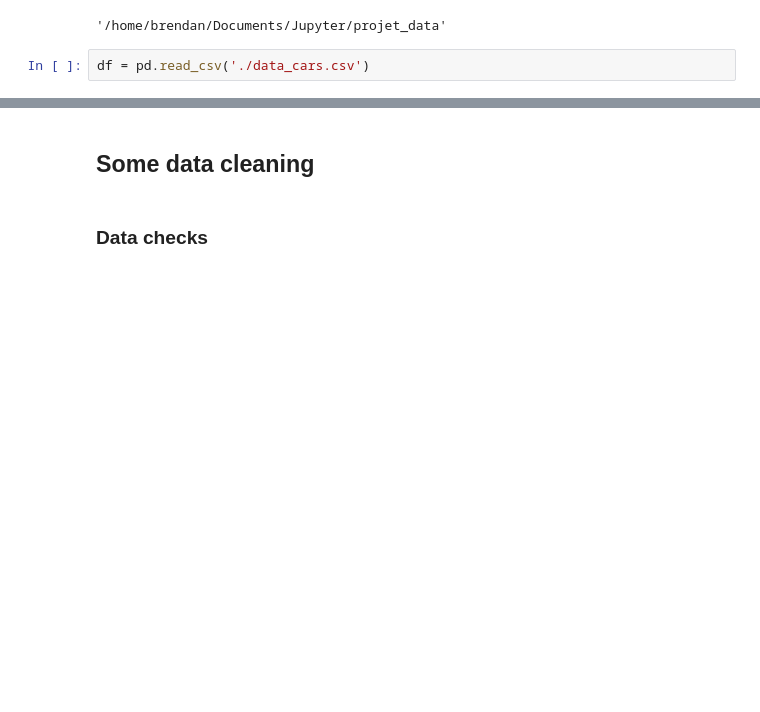
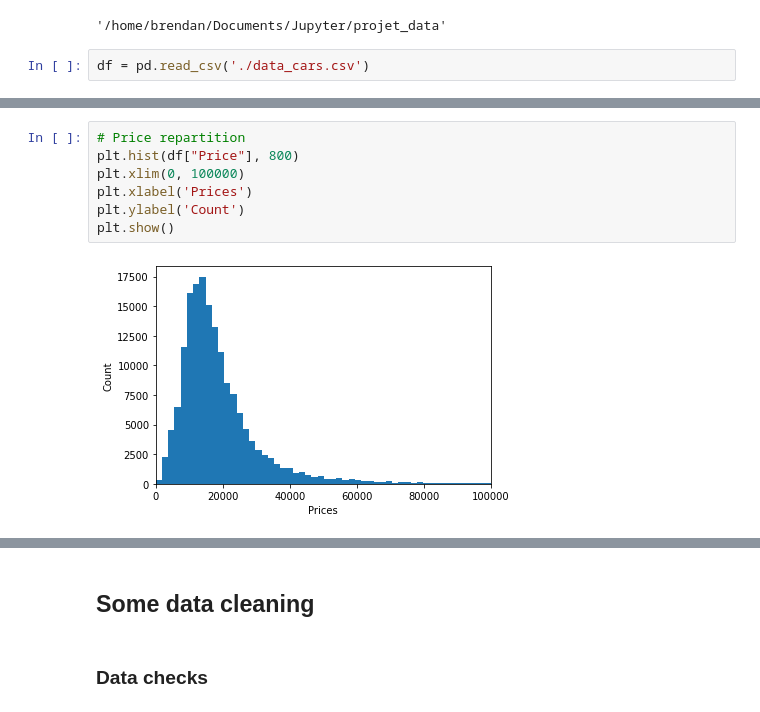
Before and after one commit to bnpoirier/data_project, a Jupyter notebook: main.ipynb, the cells around one changed output, grey strips where cells are left out. Saved outputs shown, nothing was run; the diff lists cells and outputs as text; blank space fills up the shorter version.

```diff
--- a/main.ipynb
+++ b/main.ipynb
@@ -36,0 +40,9 @@ df.head(50)
+# %%
+# Price repartition
+plt.hist(df["Price"], 800)
+plt.xlim(0, 100000)
+plt.xlabel('Prices')
+plt.ylabel('Count')
+plt.show()
+# %% [output]
+[figure, added]
```
Also changed, not shown: parts of 17 cells of this notebook, 2 other files.
